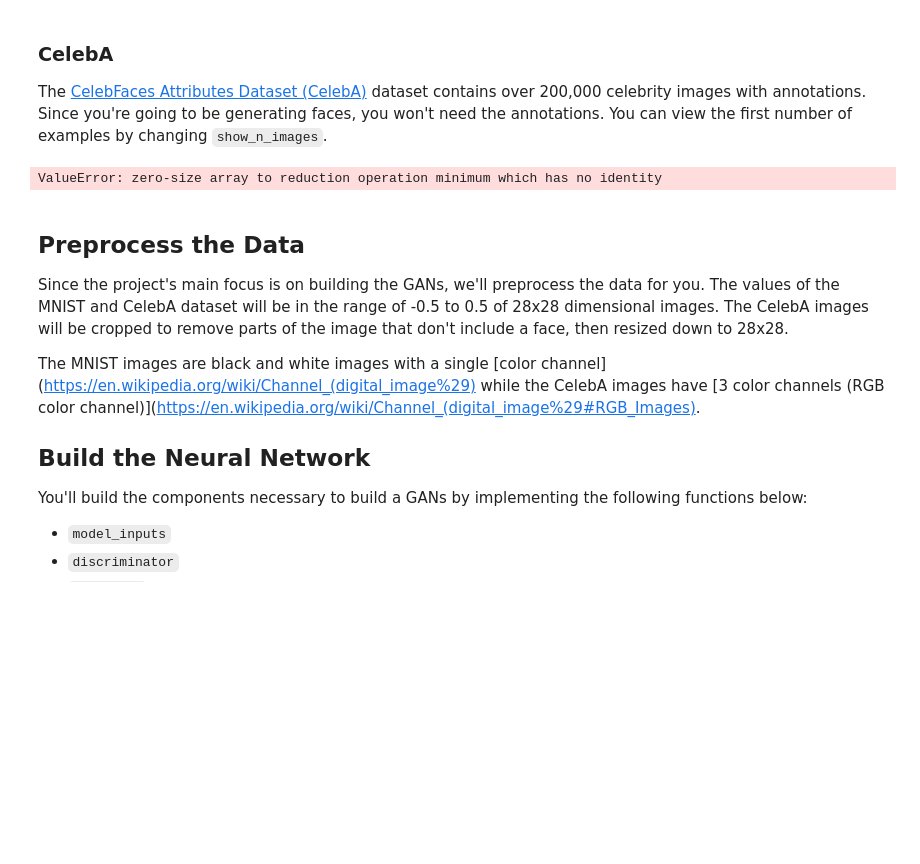
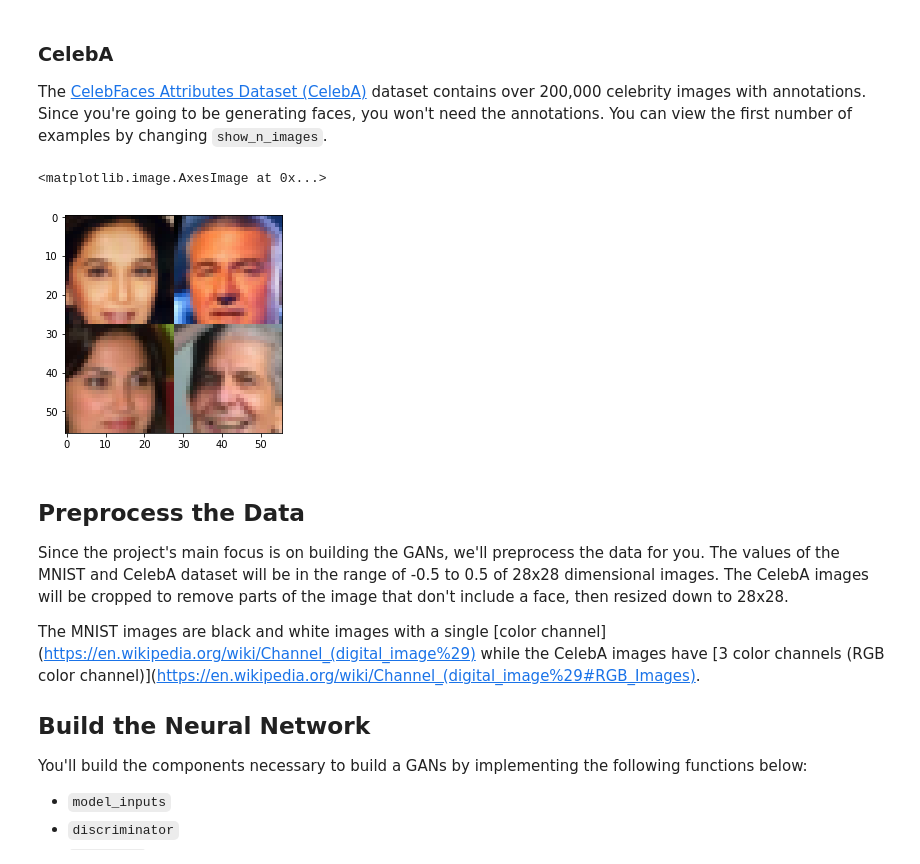
Before and after one commit to sarathid/Scripts, a Jupyter notebook: Deep_learning_ND/face_generation/dlnd_face_generation.ipynb, the cells around one changed output. Saved outputs shown, nothing was run; the diff lists cells and outputs as text; code cells hidden in the pictures; blank space fills up the shorter version.

```diff
--- a/Deep_learning_ND/face_generation/dlnd_face_generation.ipynb
+++ b/Deep_learning_ND/face_generation/dlnd_face_generation.ipynb
@@ -50,15 +50,16 @@ pyplot.imshow(helper.images_square_grid(mnist_images, 'L'), cmap='gray')
 ### CelebA
 The [CelebFaces Attributes Dataset (CelebA)](http://mmlab.ie.cuhk.edu.hk/projects/CelebA.html) dataset contains over 200,000 celebrity images with annotations.  Since you're going to be generating faces, you won't need the annotations.  You can view the first number of examples by changing `show_n_images`.
 # %%
-show_n_images = 25
+show_n_images = 4
 
 """
 DON'T MODIFY ANYTHING IN THIS CELL
 """
 mnist_images = helper.get_batch(glob(os.path.join(data_dir, 'img_align_celeba/*.jpg'))[:show_n_images], 28, 28, 'RGB')
 pyplot.imshow(helper.images_square_grid(mnist_images, 'RGB'))
 # %% [output]
-ValueError: zero-size array to reduction operation minimum which has no identity
+<matplotlib.image.AxesImage at 0x...>
+[figure, added]
 # %% [markdown]
 ## Preprocess the Data
 Since the project's main focus is on building the GANs, we'll preprocess the data for you.  The values of the MNIST and CelebA dataset will be in the range of -0.5 to 0.5 of 28x28 dimensional images.  The CelebA images will be cropped to remove parts of the image that don't include a face, then resized down to 28x28.
```
Also changed, not shown: parts of 10 cells of this notebook, 1 other file.
